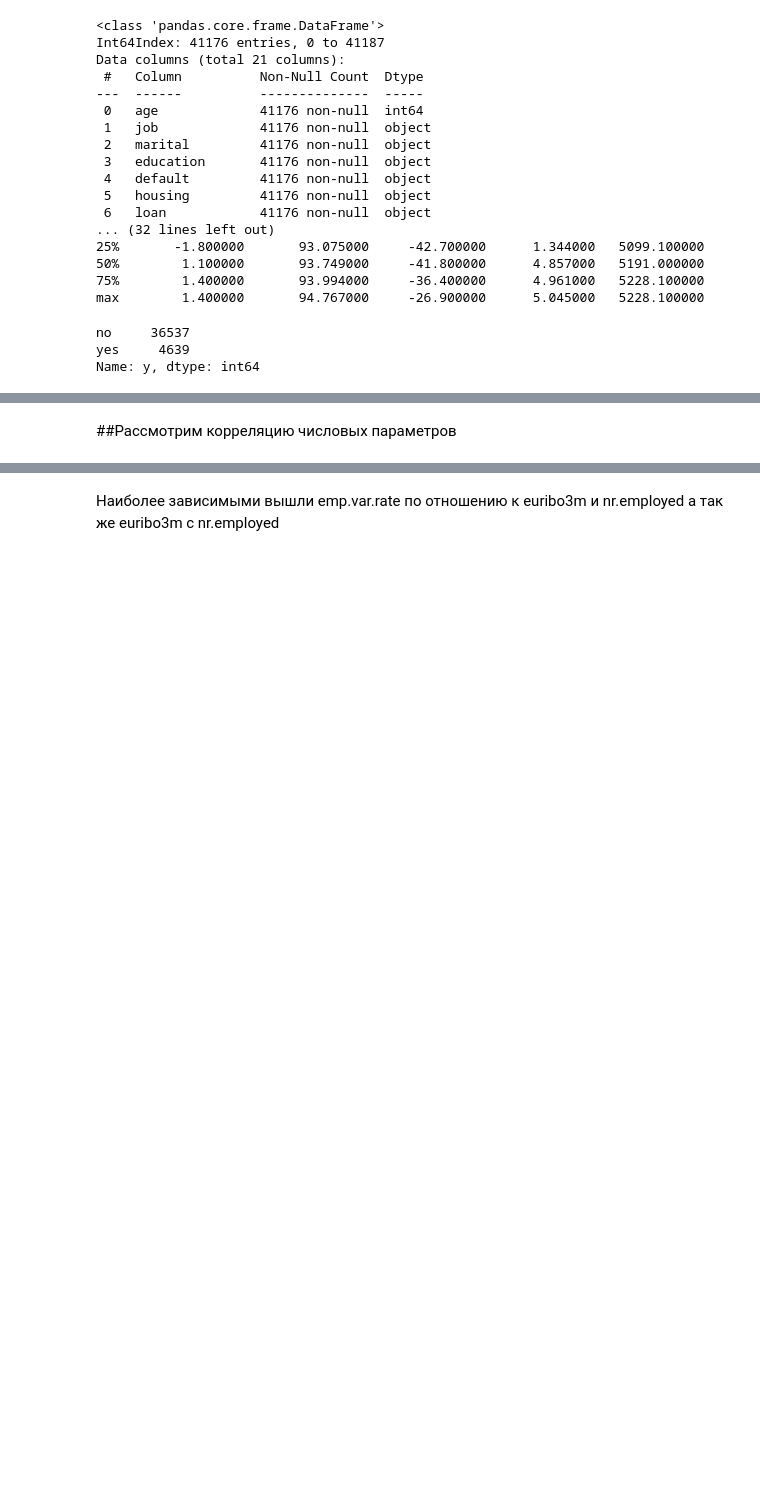
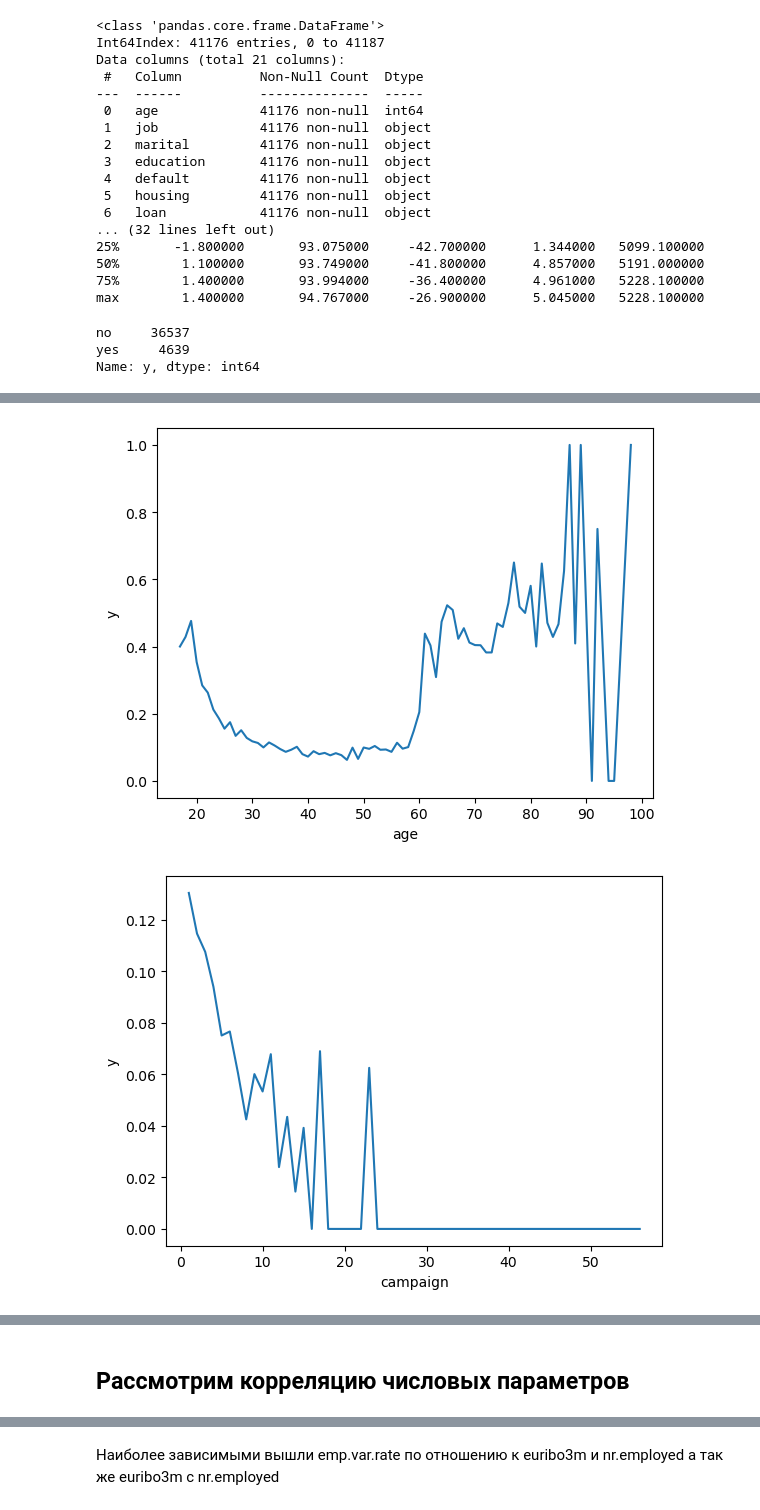
Before and after one commit to Ripchic/SRS_data_analysis, a Jupyter notebook: SRS.ipynb, the cells around one changed output, grey strips where cells are left out. Saved outputs shown, nothing was run; the diff lists cells and outputs as text; code cells hidden in the pictures; blank space fills up the shorter version.

```diff
--- a/SRS.ipynb
+++ b/SRS.ipynb
@@ -26,6 +29,6 @@ with zipfile.ZipFile(filename, 'r') as outer_zip_ref:
 # %%
-df = pd.read_csv('/content/bank-additional/bank-additional-full.csv', sep = ';') # наиболее полный датасет с 41188 позиций и 21 параметром
-df2 = pd.read_csv('/content/bank-additional/bank-additional.csv', sep = ';') # 10% of df
+df = pd.read_csv('bank-additional-full.csv', sep = ';') # наиболее полный датасет с 41188 позиций и 21 параметром
+df2 = pd.read_csv('bank-additional.csv', sep = ';') # 10% of df
 
 df3 = pd.read_csv('bank-full.csv', sep = ';') # 45211 позиций и 17 параметров
 df4 = pd.read_csv('bank.csv', sep = ';') # 10% of df3
@@ -138,0 +160,3 @@ fig.show()
+# %%
+df['y'] = df['y'].apply(lambda x: x == "yes")
+df
@@ -138,0 +177,7 @@ fig.show()
+# %%
+for column in 'job', 'marital', 'education', 'default', 'housing', 'loan', 'contact', 'month', 'day_of_week', 'poutcome', 'pdays':
+
+    fig = px.bar(df.groupby([column])[['y']].mean().sort_values(by='y').reset_index(), y='y', color='y')
+    fig.update_xaxes(title_text=column)
+    fig.update_yaxes(title_text='percantage of acceptance')
+    fig.show()
@@ -138,0 +214,7 @@ fig.show()
+# %%
+for column in 'age', 'campaign', 'cons.price.idx', 'cons.conf.idx', 'nr.employed':
+    sns.lineplot(data=df.groupby([column])[['y']].mean().sort_values(by='y').reset_index(), x=column, y='y')
+    plt.show()
+# %% [output]
+[figure, added]
+[figure, added]
@@ -139,5 +224,5 @@ fig.show()
 # %% [markdown]
-##Рассмотрим корреляцию числовых параметров
+## Рассмотрим корреляцию числовых параметров
 # %%
 corr_df = df[['age', 'duration', 'campaign', 'pdays', 'previous', 'emp.var.rate', 'cons.price.idx', 'cons.conf.idx', 'euribor3m', 'nr.employed']]
 
```
Also changed, not shown: parts of 29 cells of this notebook.
